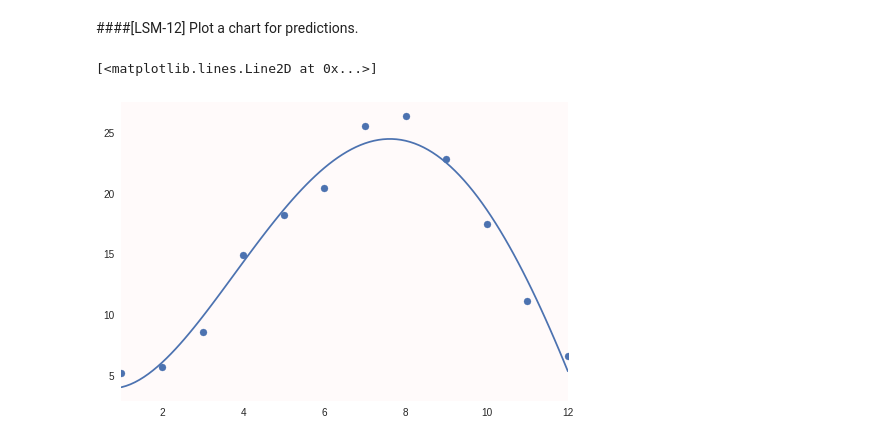
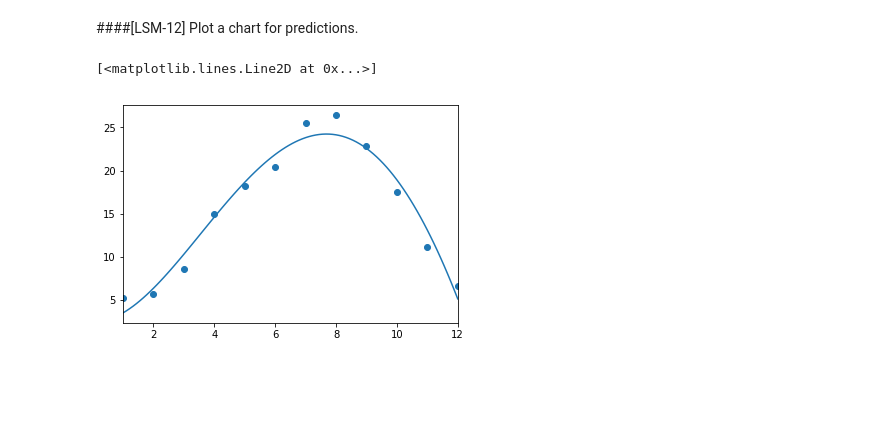
Before and after one commit to enakai00/colab_tfbook, a Jupyter notebook: Chapter01/2. Least squares method with Keras.ipynb, the cells around one changed output. Drawn from its saved outputs; the diff is of its cells as text; code cells hidden in the pictures; blank space fills up the shorter version.

```diff
--- a/Chapter01/2. Least squares method with Keras.ipynb
+++ b/Chapter01/2. Least squares method with Keras.ipynb
@@ -15,8 +15,6 @@ from pandas import DataFrame
 import keras
 from keras import layers
 from keras import models
-
-plt.rcParams['axes.facecolor'] = 'snow'
 # %% [output]
 Using TensorFlow backend.
 # %% [markdown]
@@ -152,12 +150,11 @@ Plot a chart for predictions.
 # %%
 fig = plt.figure()
 subplot = fig.add_subplot(1, 1, 1)
-subplot.grid(None)
 subplot.set_xlim(1, 12)
 subplot.scatter(range(1, 13), train_t)
 xs = np.linspace(1, 12, 100)
 ys = predict(xs)
 subplot.plot(xs, ys)
 # %% [output]
 [<matplotlib.lines.Line2D at 0x...>]
-[figure, old version]
+[figure, new version]
```
Also changed, not shown: parts of 3 cells of this notebook, 2 other files.
